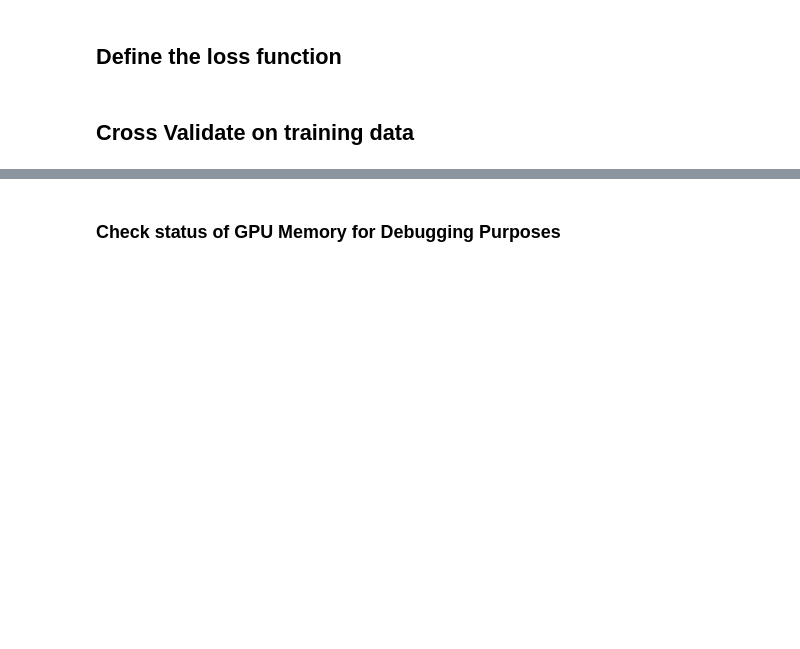
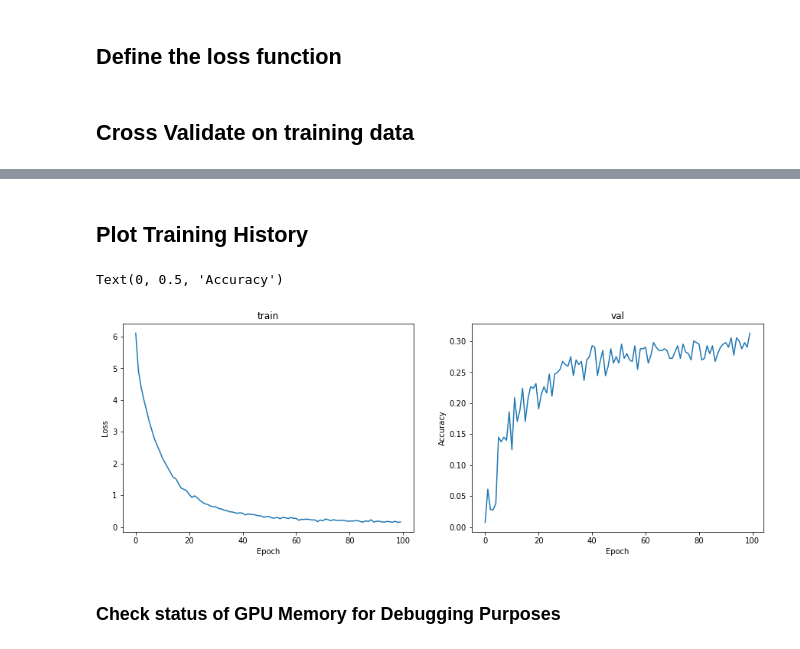
Before and after one commit to BoleteFilter/bolete-classifier, a Jupyter notebook: direct.ipynb, the cells around one changed output, grey strips where cells are left out. Cells and saved outputs as stored; diff of their text form; code cells hidden in the pictures; blank space fills up the shorter version.

Commit message:
~30% accurate species model on googlenet

```diff
--- a/direct.ipynb
+++ b/direct.ipynb
@@ -113,23 +135,36 @@ loss_fn = nn.CrossEntropyLoss()
 
 def pred_fn(scores):
     m = nn.Softmax(dim=1)
-    return m(scores)
+    return torch.argmax(m(scores), dim=1)
 # %% [markdown]
 ## Cross Validate on training data
 # %%
-model, optimizer = simple_model()
+# model = simple_model()
+# model = modified_alexnet()
+model = modified_googlenet()
+optimizer = optim.RMSprop(
+    model.parameters(),
+    lr=1e-3,
+    momentum=0.4,
+    alpha=0.99
+    )
+
 transform = T.Compose([T.ToTensor()])
 
-cross_val(
+
+torch.manual_seed(0)
+history = cross_val(
     X_train=X_train,
     Y_train=Y_train,
     model=model,
     optimizer=optimizer,
     loss_fn=loss_fn,
     pred_fn=pred_fn,
-    batch_size=64,
-    num_epochs=1,
-    show_every=5,
+    batch_size=8,
+    num_epochs=100,
+    show_every=1,
+    folds=1,
+    test_size=0.3,
     device=device,
     dtype=dtype,
     transform=transform,
@@ -146,3 +190,21 @@ RuntimeError: The size of tensor a (172) must match the size of tensor b (64) at
+# %% [markdown]
+## Plot Training History
+# %%
+fig, axes = plt.subplots(1, 2, figsize=[15,5], sharex=False, sharey=False)
+
+plotnum = 0
+for a in ["train", "val"]:
+    # ax1 = fig.add_subplot(120 + plotnum)
+    axes[plotnum].set_title(a)
+    axes[plotnum].set_xlabel("Epoch")
+    for i in range(len(history[a])):
+        axes[plotnum].plot(history[a][i])
+    plotnum += 1
+axes[0].set_ylabel("Loss")
+axes[1].set_ylabel("Accuracy")
+# %% [output]
+Text(0, 0.5, 'Accuracy')
+[figure, added]
 # %% [markdown]
 ### Check status of GPU Memory for Debugging Purposes
 # %%
```
Also changed, not shown: parts of 5 cells of this notebook, 1 other file.
